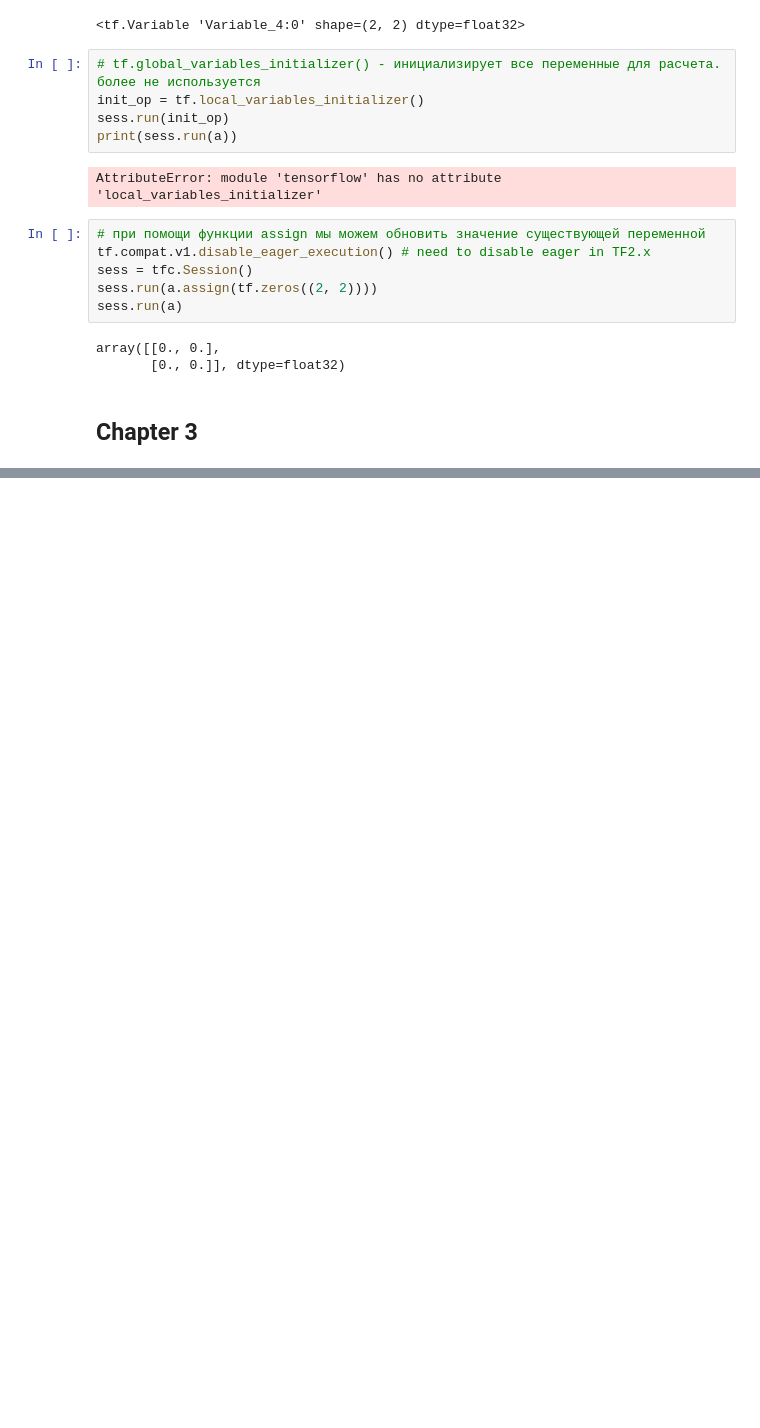
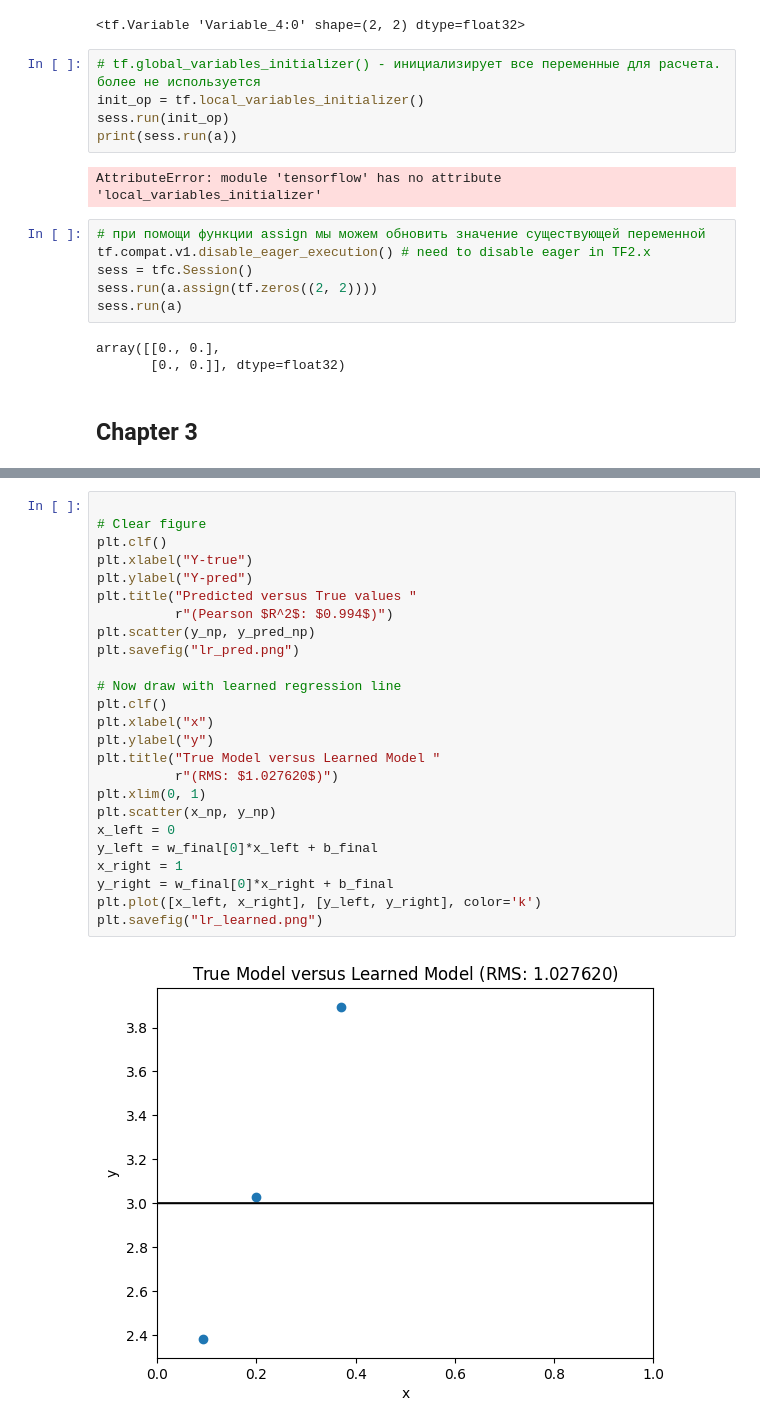
Before and after one commit to NinaS0220/books_example, a Jupyter notebook: TensorFlow_for_Deep_Learning.ipynb, the cells around one changed output, grey strips where cells are left out. Cells and saved outputs as stored; diff of their text form; blank space fills up the shorter version.

```diff
--- a/TensorFlow_for_Deep_Learning.ipynb
+++ b/TensorFlow_for_Deep_Learning.ipynb
@@ -263,0 +376,27 @@ array([[0., 0.],
+# %%
+
+# Clear figure
+plt.clf()
+plt.xlabel("Y-true")
+plt.ylabel("Y-pred")
+plt.title("Predicted versus True values "
+          r"(Pearson $R^2$: $0.994$)")
+plt.scatter(y_np, y_pred_np)
+plt.savefig("lr_pred.png")
+
+# Now draw with learned regression line
+plt.clf()
+plt.xlabel("x")
+plt.ylabel("y")
+plt.title("True Model versus Learned Model "
+          r"(RMS: $1.027620$)")
+plt.xlim(0, 1)
+plt.scatter(x_np, y_np)
+x_left = 0
+y_left = w_final[0]*x_left + b_final
+x_right = 1
+y_right = w_final[0]*x_right + b_final
+plt.plot([x_left, x_right], [y_left, y_right], color='k')
+plt.savefig("lr_learned.png")
+# %% [output]
+[figure, added]
```
Also changed, not shown: parts of 10 cells of this notebook, 4 other files.
